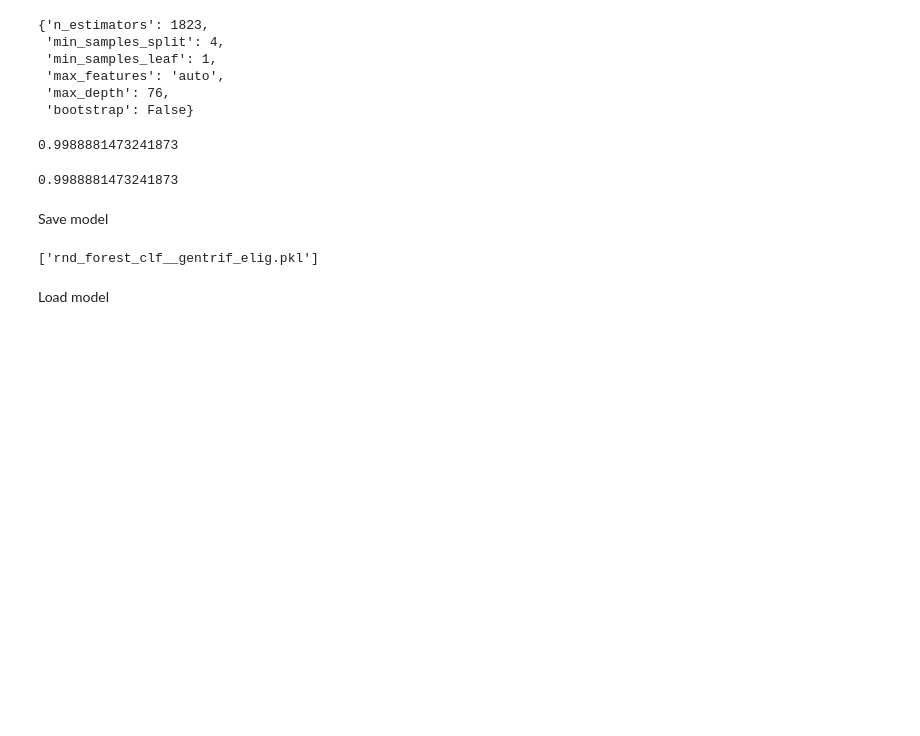
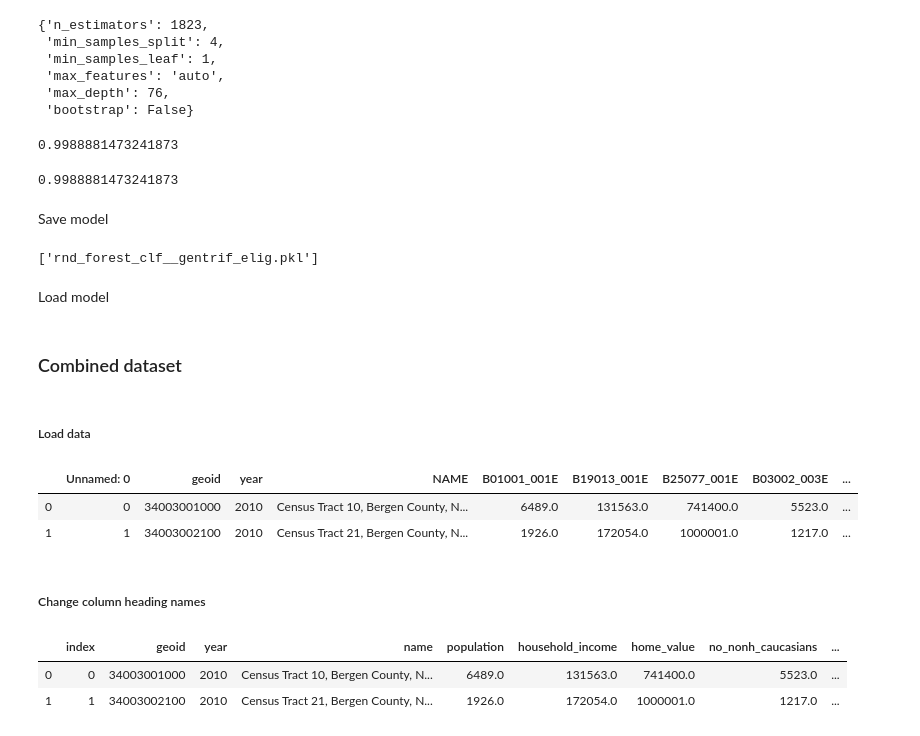
Before and after one commit to JeevanBhoot/citadel-dataopen, a Jupyter notebook: Citadel Data Open.ipynb, the cells around one changed output. Saved outputs shown, nothing was run; the diff lists cells and outputs as text; code cells hidden in the pictures; blank space fills up the shorter version.

Commit message:
Multiple years.

```diff
--- a/Citadel Data Open.ipynb
+++ b/Citadel Data Open.ipynb
@@ -395,3 +390,28 @@ joblib.dump(final_model, 'rnd_forest_clf__gentrif_elig.pkl')
 Load model
 # %%
 loaded_model = joblib.load('rnd_forest_clf__gentrif_elig.pkl')
+# %% [markdown]
+### Combined dataset
+# %% [markdown]
+##### Load data
+# %%
+census_2010 = load_data("Census2010.csv", data_path)
+census_2011 = load_data("Census2011.csv", data_path)
+census_2012 = load_data("Census2012.csv", data_path)
+census_2013 = load_data("Census2013.csv", data_path)
+census_2014 = load_data("Census2014.csv", data_path)
+census_2015 = load_data("Census2015.csv", data_path)
+census_2016 = load_data("Census2016.csv", data_path)
+census_2017 = load_data("Census2017.csv", data_path)
+census_2018 = load_data("Census2018.csv", data_path)
+# %%
+census_data = pd.concat([census_2010, census_2011, census_2012, census_2013, census_2014, census_2015,
+                       census_2016, census_2017, census_2018])
+# %%
+census_data.head(2)
+# %% [output]
+|  | Unnamed: 0 | geoid | year | NAME | B01001_001E | B19013_001E | B25077_001E | B03002_003E | ... |
+| 0 | 0 | 34003001000 | 2010 | Census Tract 10, Bergen County, N... | 6489.0 | 131563.0 | 741400.0 | 5523.0 | ... |
+| 1 | 1 | 34003002100 | 2010 | Census Tract 21, Bergen County, N... | 1926.0 | 172054.0 | 1000001.0 | 1217.0 | ... |
+# %% [markdown]
+##### Change column heading names
@@ -397,0 +422,6 @@ loaded_model = joblib.load('rnd_forest_clf__gentrif_elig.pkl')
+# %%
+census_data.head(2)
+# %% [output]
+|  | index | geoid | year | name | population | household_income | home_value | no_nonh_caucasians | ... |
+| 0 | 0 | 34003001000 | 2010 | Census Tract 10, Bergen County, N... | 6489.0 | 131563.0 | 741400.0 | 5523.0 | ... |
+| 1 | 1 | 34003002100 | 2010 | Census Tract 21, Bergen County, N... | 1926.0 | 172054.0 | 1000001.0 | 1217.0 | ... |
```
Also changed, not shown: parts of 21 cells of this notebook.
